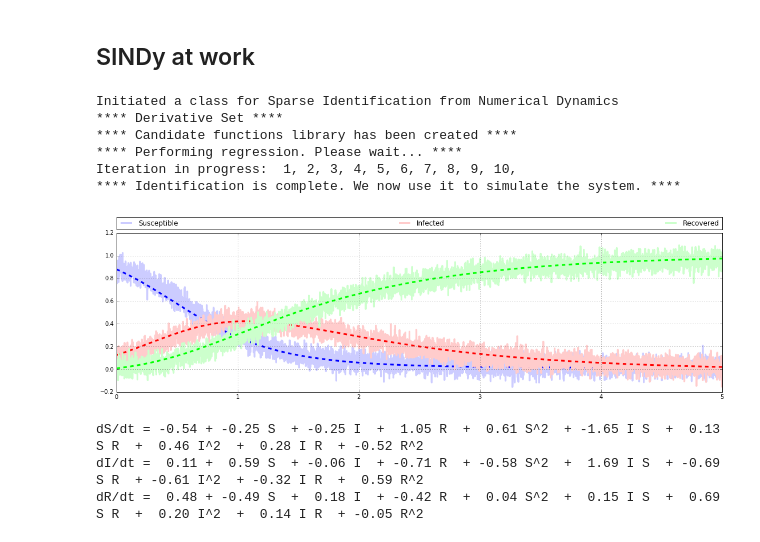
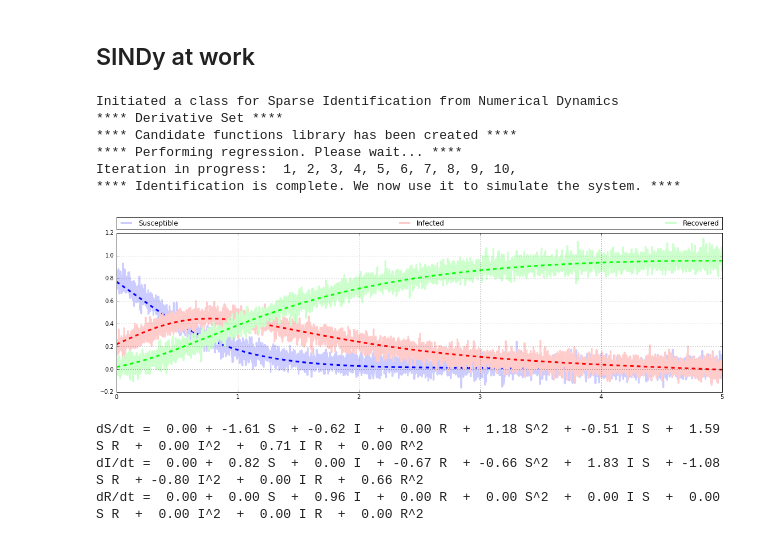
Before and after one commit to sahandha/SINDy, a Jupyter notebook: demo.ipynb, the cells around one changed output. Drawn from its saved outputs; the diff is of its cells as text; code cells hidden in the pictures.

Commit message:
found a better way of adding noise

```diff
--- a/demo.ipynb
+++ b/demo.ipynb
@@ -30,24 +18,32 @@ ddata = np.transpose(np.array([sir._Time,
+# %%
+import random as rn
+eps    = 0.05
+noise  = eps*np.random.randn(3,sir._Time.shape[0])
+dnoise = eps*np.random.randn(3,sir._Time.shape[0])
+
+data  = np.transpose(np.insert(np.array([sir._SS , sir._II , sir._RR]) + noise,0,sir._Time,axis=0))
+ddata = np.transpose(np.insert(np.array([sir._dSS, sir._dII, sir._dRR])+dnoise,0,sir._Time,axis=0))
 # %% [markdown]
 ## SINDy at work
 # %%
 from SINDy import *
-sin = SINDy(data=data,polyorder=2,usesine=False)
+sin = SINDy(data=data,polyorder=2,usesine=False,cutoff=0.4)
 sin.SetDerivative(ddata)
 sin.RunSINDy(simulate=True)
 sin.SINDyPlot(statesymbols=["Susceptible","Infected","Recovered"],
               datacolors=[[0.8, 0.8, 1.0],[1.0, 0.8, 0.8],[0.8, 1.0, 0.8]],
               simcolors =[[0.0, 0.0, 1.0],[1.0, 0.0, 0.0],[0.0, 1.0, 0.0]])
 # %% [output]
 Initiated a class for Sparse Identification from Numerical Dynamics
 **** Derivative Set ****
 **** Candidate functions library has been created ****
 **** Performing regression. Please wait... ****
 Iteration in progress:  1, 2, 3, 4, 5, 6, 7, 8, 9, 10,
 **** Identification is complete. We now use it to simulate the system. ****
-[figure, old version]
+[figure, new version]
 # %%
 sin.StringModelView(StateVariables=["S","I","R"])
 # %% [output]
-dS/dt = -0.54 + -0.25 S  + -0.25 I  +  1.05 R  +  0.61 S^2  + -1.65 I S  +  0.13 S R  +  0.46 I^2  +  0.28 I R  + -0.52 R^2
-dI/dt =  0.11 +  0.59 S  + -0.06 I  + -0.71 R  + -0.58 S^2  +  1.69 I S  + -0.69 S R  + -0.61 I^2  + -0.32 I R  +  0.59 R^2
-dR/dt =  0.48 + -0.49 S  +  0.18 I  + -0.42 R  +  0.04 S^2  +  0.15 I S  +  0.69 S R  +  0.20 I^2  +  0.14 I R  + -0.05 R^2
+dS/dt =  0.00 + -1.61 S  + -0.62 I  +  0.00 R  +  1.18 S^2  + -0.51 I S  +  1.59 S R  +  0.00 I^2  +  0.71 I R  +  0.00 R^2
+dI/dt =  0.00 +  0.82 S  +  0.00 I  + -0.67 R  + -0.66 S^2  +  1.83 I S  + -1.08 S R  + -0.80 I^2  +  0.00 I R  +  0.66 R^2
+dR/dt =  0.00 +  0.00 S  +  0.96 I  +  0.00 R  +  0.00 S^2  +  0.00 I S  +  0.00 S R  +  0.00 I^2  +  0.00 I R  +  0.00 R^2
```
Also changed, not shown: parts of 2 cells of this notebook, 1 other file.
